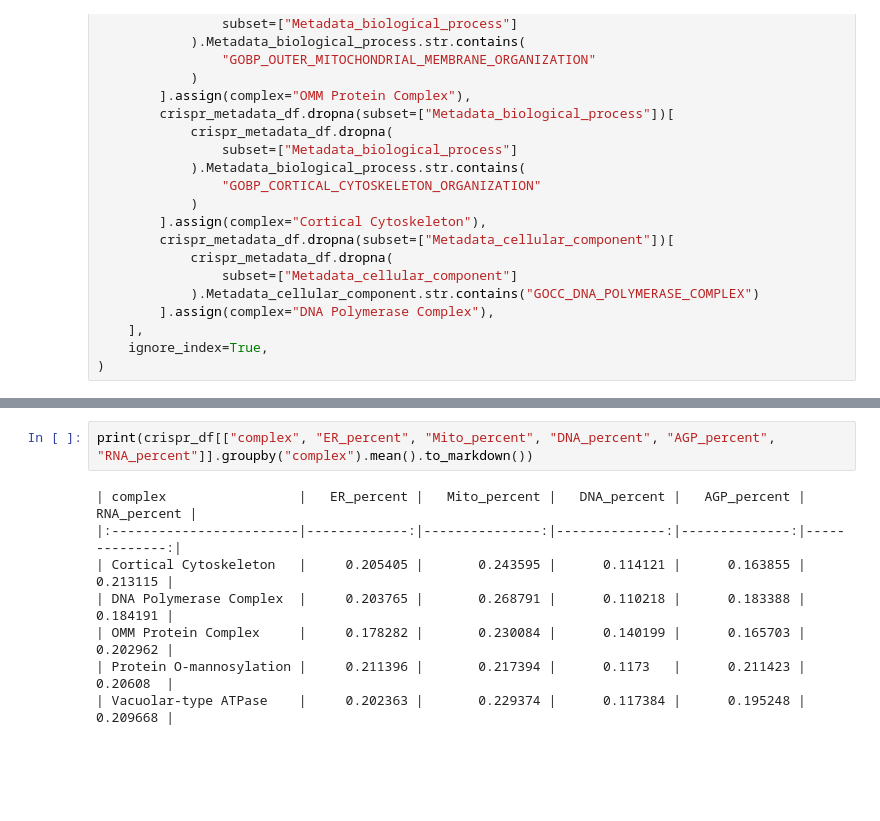
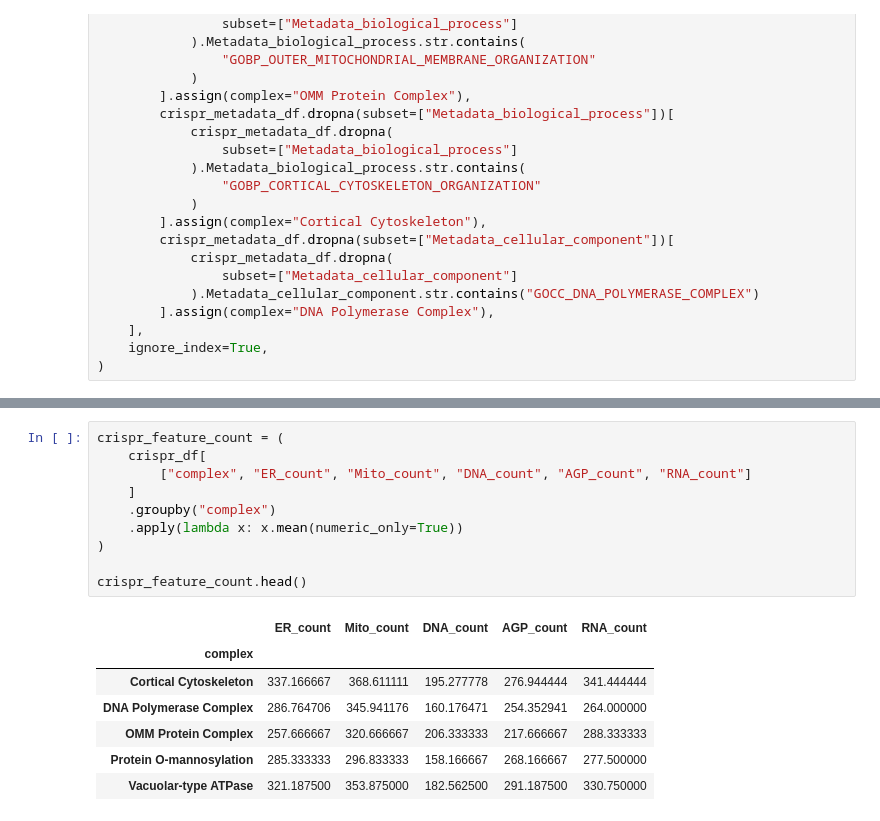
Before and after one commit to jump-cellpainting/2024_Chandrasekaran_Morphmap, a Jupyter notebook: 10.feature-wise-analyses/03.feature-enrichment-crispr.ipynb, the cells around one changed output, grey strips where cells are left out. Drawn from its saved outputs; the diff is of its cells as text; blank space fills up the shorter version.

```diff
--- a/10.feature-wise-analyses/03.feature-enrichment-crispr.ipynb
+++ b/10.feature-wise-analyses/03.feature-enrichment-crispr.ipynb
@@ -126,10 +118,18 @@ for channel in Channels:
-# %%
-print(crispr_df[["complex", "ER_percent", "Mito_percent", "DNA_percent", "AGP_percent", "RNA_percent"]].groupby("complex").mean().to_markdown())
-# %% [output]
-| complex                 |   ER_percent |   Mito_percent |   DNA_percent |   AGP_percent |   RNA_percent |
-|:------------------------|-------------:|---------------:|--------------:|--------------:|--------------:|
-| Cortical Cytoskeleton   |     0.205405 |       0.243595 |      0.114121 |      0.163855 |      0.213115 |
-| DNA Polymerase Complex  |     0.203765 |       0.268791 |      0.110218 |      0.183388 |      0.184191 |
-| OMM Protein Complex     |     0.178282 |       0.230084 |      0.140199 |      0.165703 |      0.202962 |
-| Protein O-mannosylation |     0.211396 |       0.217394 |      0.1173   |      0.211423 |      0.20608  |
-| Vacuolar-type ATPase    |     0.202363 |       0.229374 |      0.117384 |      0.195248 |      0.209668 |
+# %%
+crispr_feature_count = (
+    crispr_df[
+        ["complex", "ER_count", "Mito_count", "DNA_count", "AGP_count", "RNA_count"]
+    ]
+    .groupby("complex")
+    .apply(lambda x: x.mean(numeric_only=True))
+)
+
+crispr_feature_count.head()
+# %% [output]
+|  | ER_count | Mito_count | DNA_count | AGP_count | RNA_count |
+| complex |  |  |  |  |  |
+| Cortical Cytoskeleton | 337.166667 | 368.611111 | 195.277778 | 276.944444 | 341.444444 |
+| DNA Polymerase Complex | 286.764706 | 345.941176 | 160.176471 | 254.352941 | 264.000000 |
+| OMM Protein Complex | 257.666667 | 320.666667 | 206.333333 | 217.666667 | 288.333333 |
+| Protein O-mannosylation | 285.333333 | 296.833333 | 158.166667 | 268.166667 | 277.500000 |
+| Vacuolar-type ATPase | 321.187500 | 353.875000 | 182.562500 | 291.187500 | 330.750000 |
```
Also changed, not shown: parts of 6 cells of this notebook, 1 other file.
